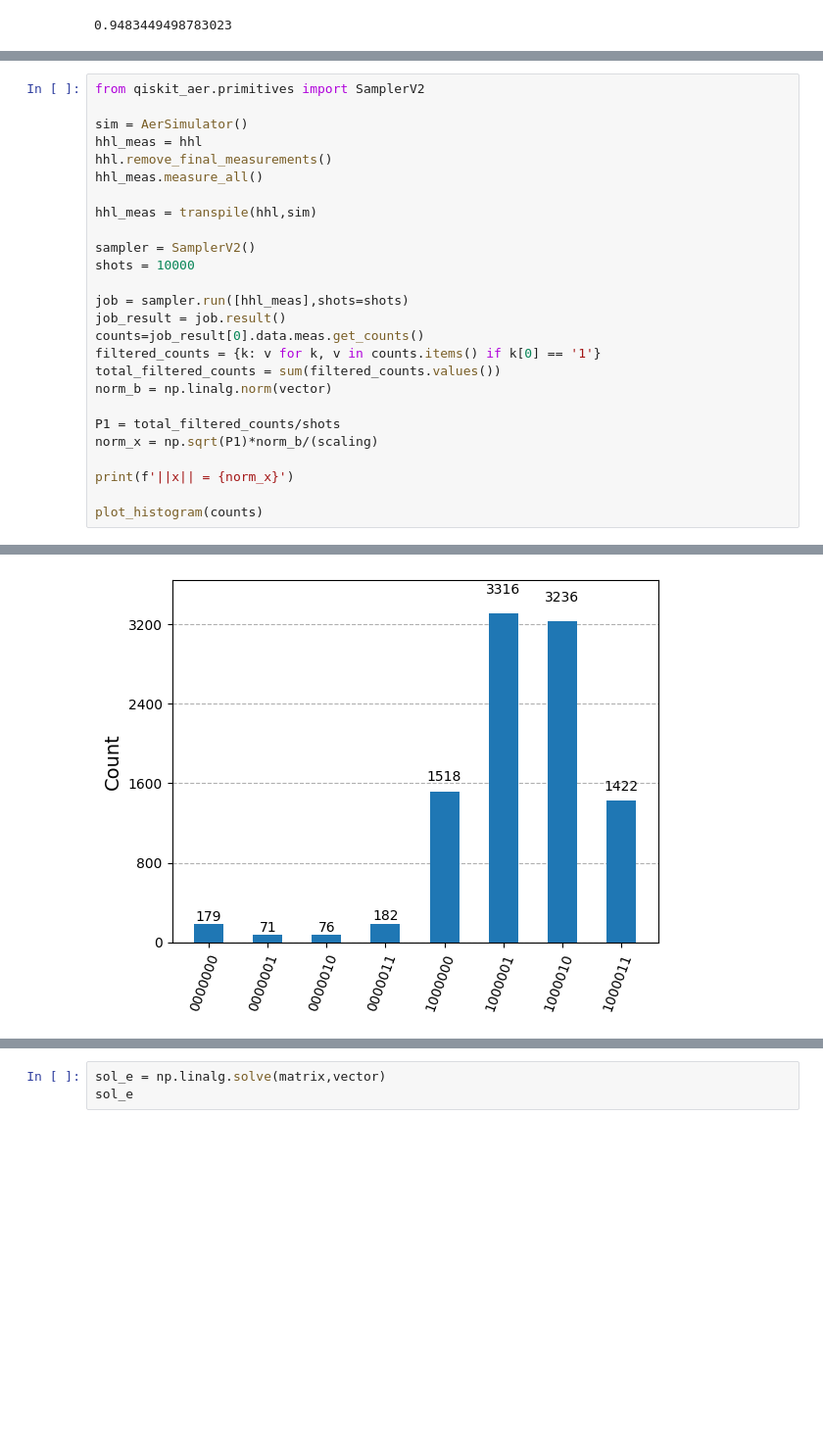
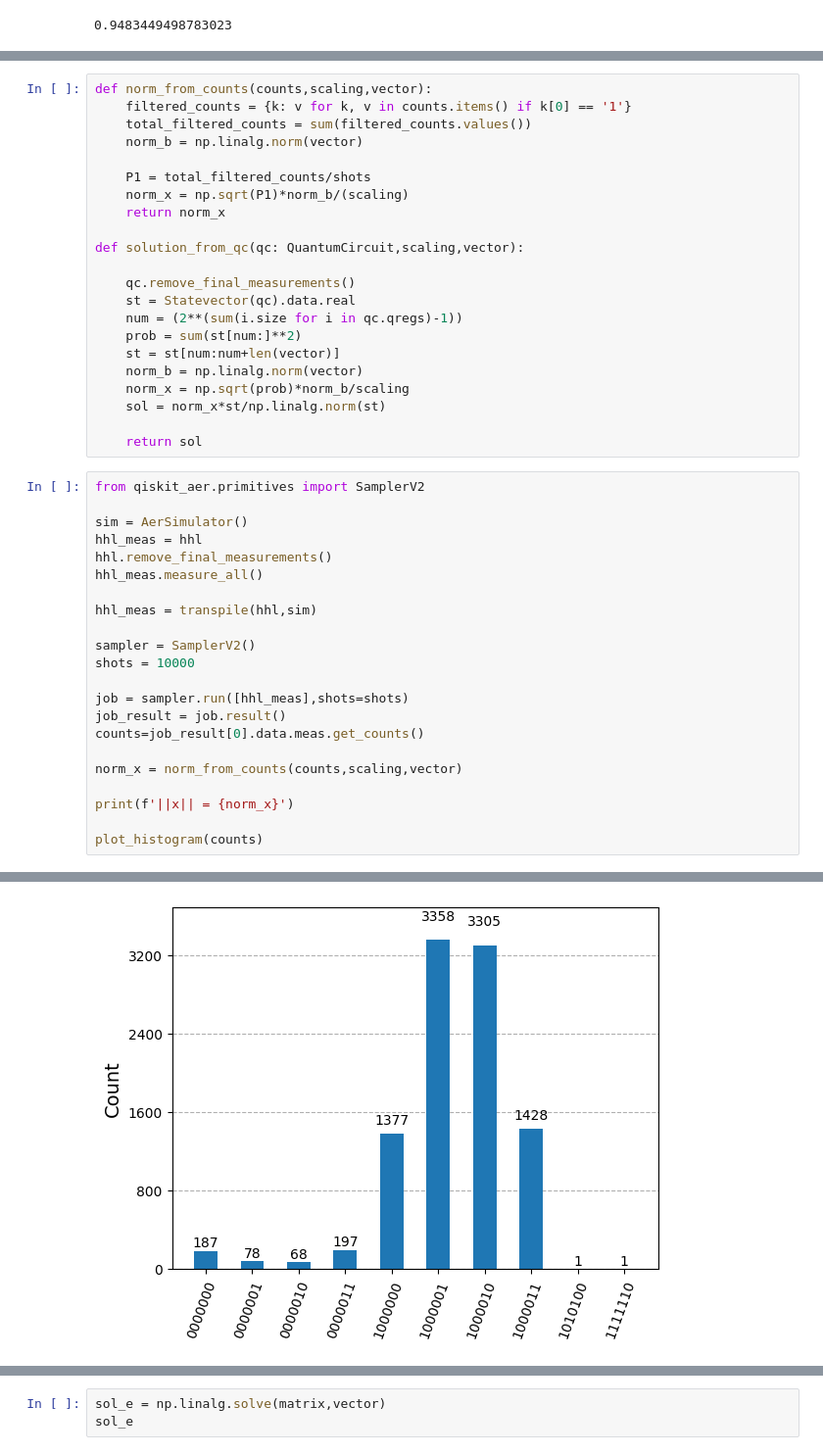
Before and after one commit to Nicofero/CITMAGA, a Jupyter notebook: Pruebas_Qiskit.ipynb, the cells around one changed output, grey strips where cells are left out. Shown at 98% size. Drawn from its saved outputs; the diff is of its cells as text; blank space fills up the shorter version.

```diff
--- a/Pruebas_Qiskit.ipynb
+++ b/Pruebas_Qiskit.ipynb
@@ -170,3 +180,25 @@ print(prob)
+# %%
+def norm_from_counts(counts,scaling,vector):
+    filtered_counts = {k: v for k, v in counts.items() if k[0] == '1'}
+    total_filtered_counts = sum(filtered_counts.values())
+    norm_b = np.linalg.norm(vector)
+
+    P1 = total_filtered_counts/shots
+    norm_x = np.sqrt(P1)*norm_b/(scaling)
+    return norm_x
+
+def solution_from_qc(qc: QuantumCircuit,scaling,vector):
+
+    qc.remove_final_measurements()
+    st = Statevector(qc).data.real
+    num = (2**(sum(i.size for i in qc.qregs)-1))
+    prob = sum(st[num:]**2)
+    st = st[num:num+len(vector)]
+    norm_b = np.linalg.norm(vector)
+    norm_x = np.sqrt(prob)*norm_b/scaling
+    sol = norm_x*st/np.linalg.norm(st)
+
+    return sol
 # %%
 from qiskit_aer.primitives import SamplerV2
 
@@ -183,12 +215,8 @@ shots = 10000
 job = sampler.run([hhl_meas],shots=shots)
 job_result = job.result()
 counts=job_result[0].data.meas.get_counts()
-filtered_counts = {k: v for k, v in counts.items() if k[0] == '1'}
-total_filtered_counts = sum(filtered_counts.values())
-norm_b = np.linalg.norm(vector)
 
-P1 = total_filtered_counts/shots
-norm_x = np.sqrt(P1)*norm_b/(scaling)
+norm_x = norm_from_counts(counts,scaling,vector)
 
 print(f'||x|| = {norm_x}')
 
@@ -198 +226 @@ plot_histogram(counts)
-[figure, old version]
+[figure, new version]
```
Also changed, not shown: parts of 7 cells of this notebook, 1 other file.
